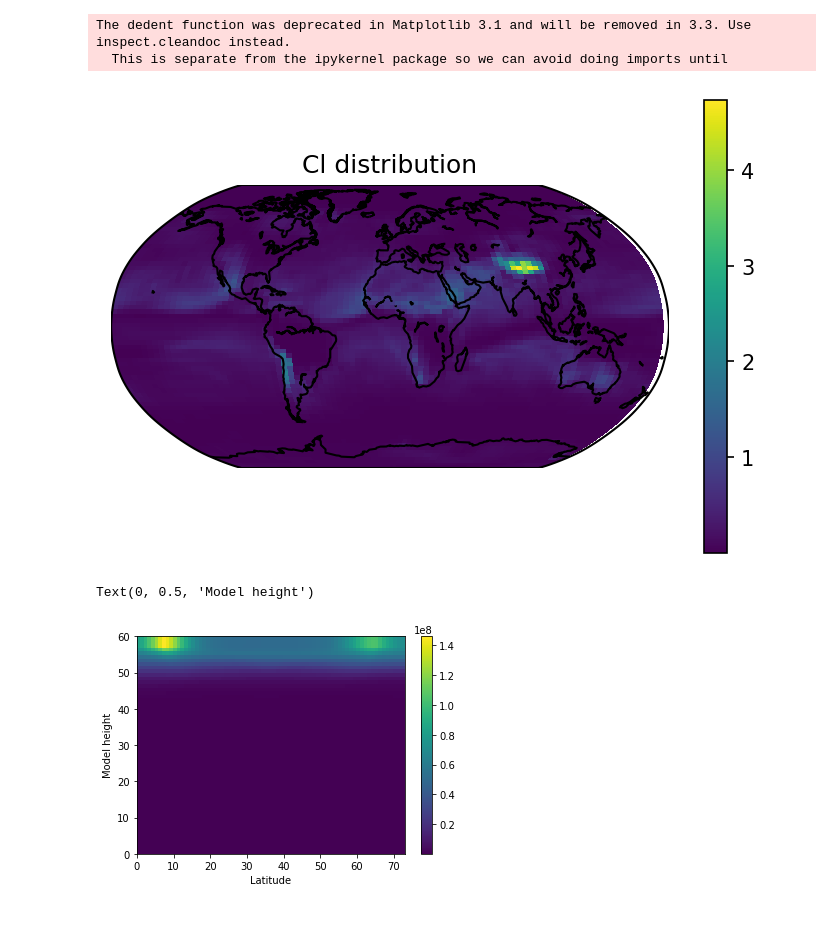
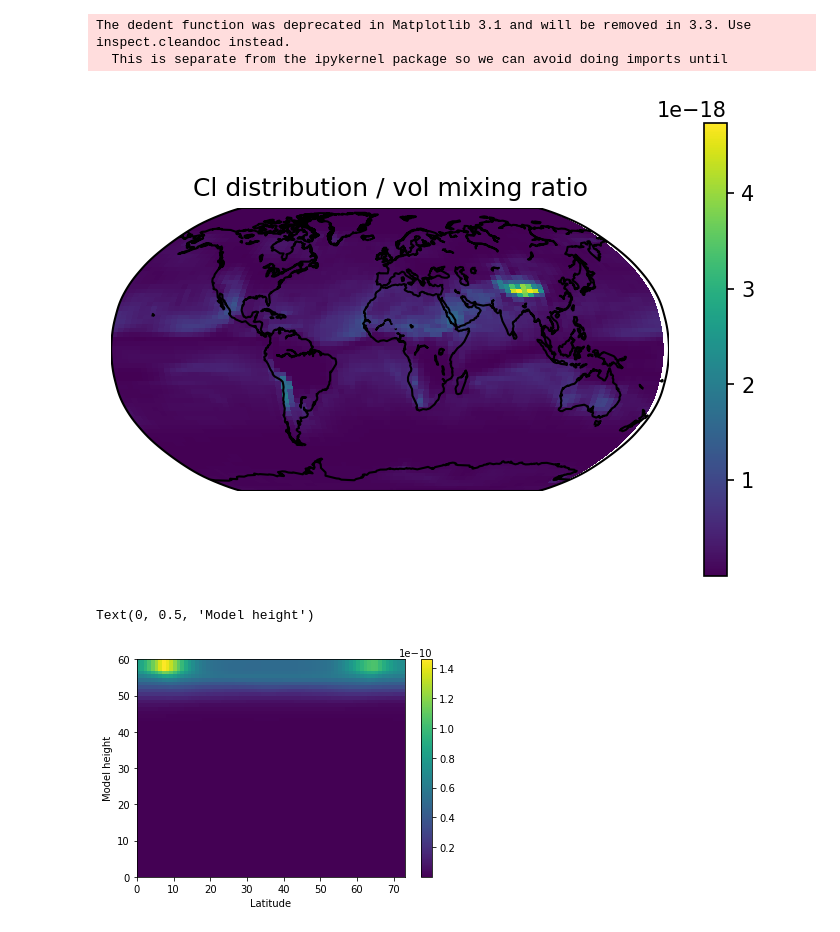
Before and after one commit to zosiast/blueberry_11_19, a Jupyter notebook: initial_plots/cl_world_map.ipynb, the cells around one changed output. Saved outputs shown, nothing was run; the diff lists cells and outputs as text; code cells hidden in the pictures.

Commit message:
Cl Lawrence plot fixed

```diff
--- a/initial_plots/cl_world_map.ipynb
+++ b/initial_plots/cl_world_map.ipynb
@@ -12,24 +13,23 @@ lon = data.variables['longitude'][:]
 # %%
 #make world map plot
 plt.figure(dpi=150)
 map = Basemap(projection='robin', lon_0=0.)
 map.drawcoastlines()
 
-cl, lon = shiftgrid(180.,cl,lon,start=False)
 lonx,laty = np.meshgrid(lon,lat)
 x,y=map(lonx,laty)
 
-cs = map.pcolormesh(x,y,cl[0,0,:,:]*28.8/35.5*1e18)
+cs = map.pcolormesh(x,y,cl[0,0,:,:]*28.8/35.5)
 
-plt.title('Cl distribution')
+plt.title('Cl distribution / vol mixing ratio')
 plt.colorbar()
 plt.show()
 # %% [output]
 The dedent function was deprecated in Matplotlib 3.1 and will be removed in 3.3. Use inspect.cleandoc instead.
   This is separate from the ipykernel package so we can avoid doing imports until
-[figure, old version]
+[figure, new version]
 # %%
-plt.pcolormesh(np.mean(data.variables['cl'][:]*28.8/35.5*1e18, axis=(0,3)))
+plt.pcolormesh(np.mean(data.variables['cl'][:]*28.8/35.5, axis=(0,3)))
 #average over axes 0:time and 3:longitude to get zonal mean
 plt.colorbar()
 
@@ -37,4 +37,4 @@ plt.xlabel('Latitude')
 plt.ylabel('Model height')
 # %% [output]
 Text(0, 0.5, 'Model height')
-[figure, old version]
+[figure, new version]
```
Also changed, not shown: parts of 1 cell of this notebook, 2 other files.
